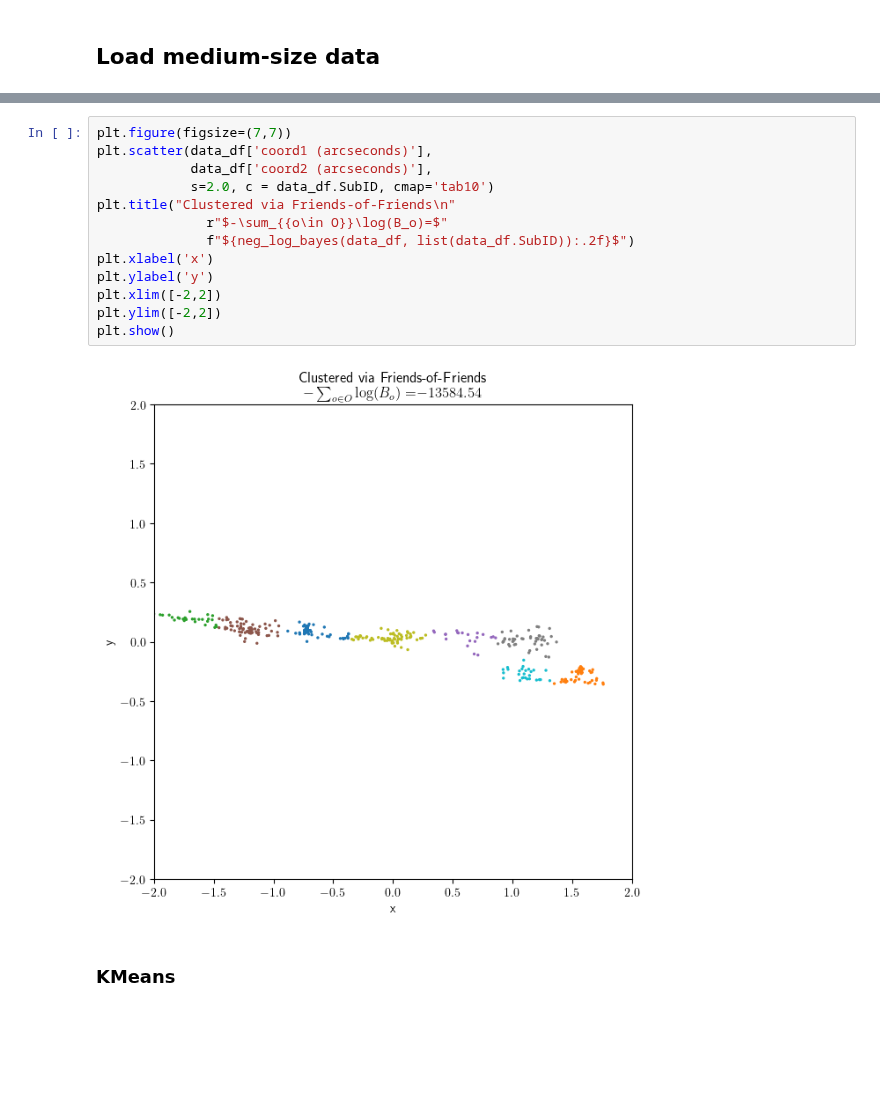
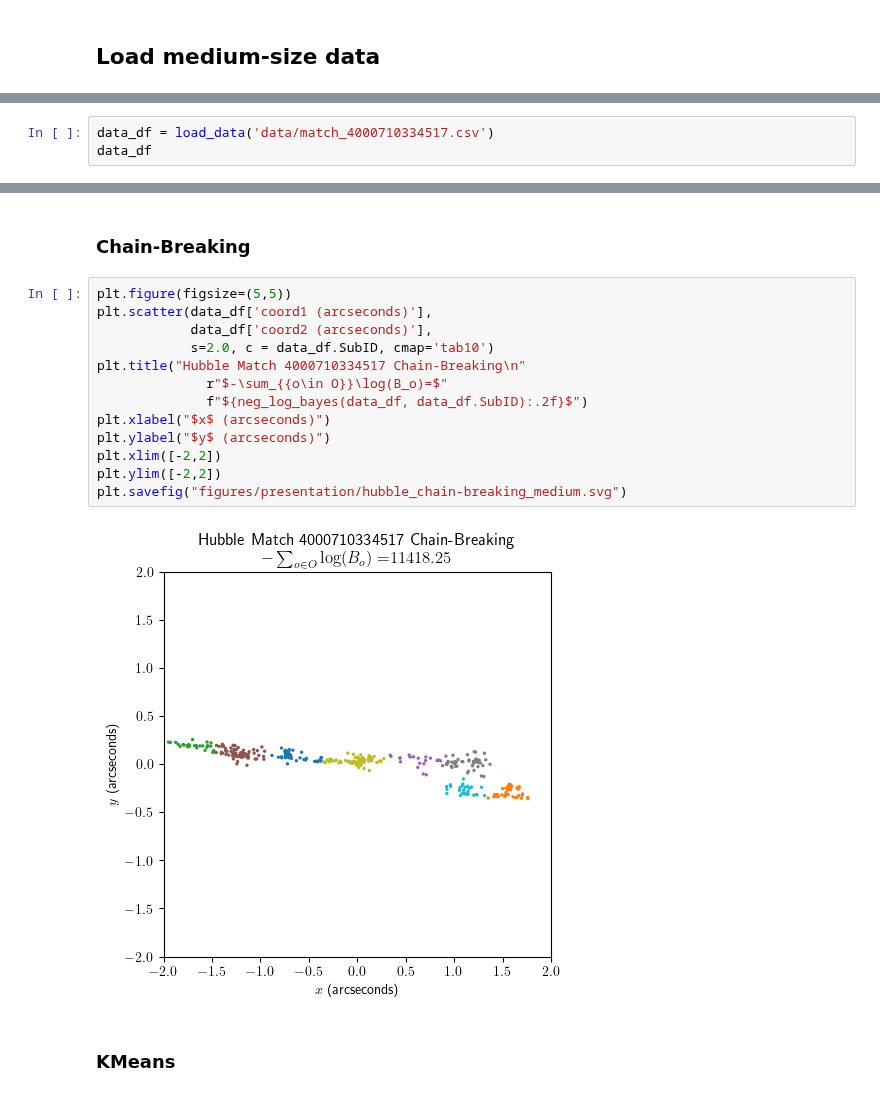
Before and after one commit to jacobf18/astronomical-matching, a Jupyter notebook: hubble.ipynb, the cells around one changed output, grey strips where cells are left out. Saved outputs shown, nothing was run; the diff lists cells and outputs as text; blank space fills up the shorter version.

```diff
--- a/hubble.ipynb
+++ b/hubble.ipynb
@@ -348,0 +136,3 @@ data_df["coord2 (arcseconds)"] = (data_df[["X", "Y", "Z"]] @ center_north) * 180
+# %%
+data_df = load_data('data/match_4000710334517.csv')
+data_df
@@ -349,18 +153,20 @@ data_df["coord2 (arcseconds)"] = (data_df[["X", "Y", "Z"]] @ center_north) * 180
+# %% [markdown]
+### Chain-Breaking
 # %%
-plt.figure(figsize=(7,7))
+plt.figure(figsize=(5,5))
 plt.scatter(data_df['coord1 (arcseconds)'],
             data_df['coord2 (arcseconds)'],
             s=2.0, c = data_df.SubID, cmap='tab10')
-plt.title("Clustered via Friends-of-Friends\n"
+plt.title("Hubble Match 4000710334517 Chain-Breaking\n"
               r"$-\sum_{{o\in O}}\log(B_o)=$"
-              f"${neg_log_bayes(data_df, list(data_df.SubID)):.2f}$")
-plt.xlabel('x')
-plt.ylabel('y')
+              f"${neg_log_bayes(data_df, data_df.SubID):.2f}$")
+plt.xlabel("$x$ (arcseconds)")
+plt.ylabel("$y$ (arcseconds)")
 plt.xlim([-2,2])
 plt.ylim([-2,2])
-plt.show()
+plt.savefig("figures/presentation/hubble_chain-breaking_medium.svg")
 # %% [output]
-[figure, old version]
+[figure, new version]
 # %% [markdown]
 ### KMeans
 # %%
```
Also changed, not shown: parts of 25 cells of this notebook, 16 other files.
